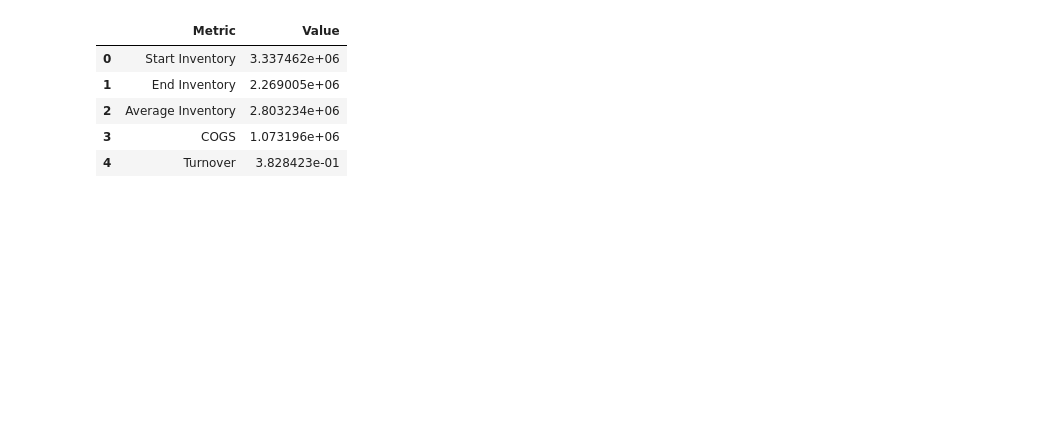
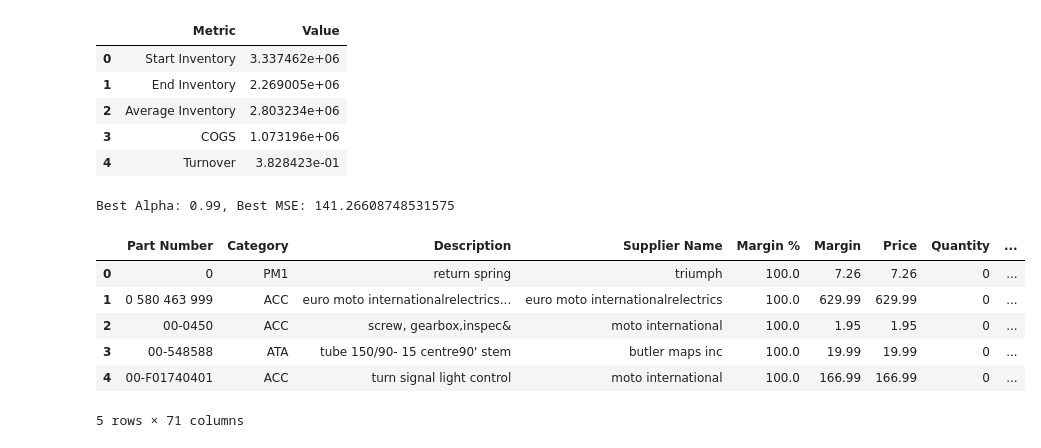
Before and after one commit to skyler22wilson/final_project, a Jupyter notebook: notebooks/data_cleaning.ipynb, the cells around one changed output. Saved outputs shown, nothing was run; the diff lists cells and outputs as text; code cells hidden in the pictures; blank space fills up the shorter version.

```diff
--- a/notebooks/data_cleaning.ipynb
+++ b/notebooks/data_cleaning.ipynb
@@ -371,14 +332,23 @@ def create_part_dataframe(dataframe, part_numbers=None):
     part_data = dataframe[dataframe['Part Number'].isin(part_numbers)].copy()
 
     part_data['COGS'] = part_data['Cost Per Unit'] * part_data['Sales - This Year']
+
     part_data['Ending Inventory'] = part_data['Price'] * part_data['Quantity'].abs()
+
+    part_data['Starting Inventory'] = np.where((part_data['Quantity Received YTD'] <= part_data['Quantity Ordered YTD']).any(),
+                                                (part_data['Ending Inventory'] - part_data['Quantity Received YTD']) + part_data['COGS'],
+                                                (part_data['Ending Inventory'] - part_data['Quantity Ordered YTD']) + part_data['COGS'])
+
     part_data['Starting Inventory'] = (part_data['Ending Inventory'] - part_data['Quantity Ordered YTD']) + part_data['COGS']
     part_data['Average Inventory'] = (part_data['Starting Inventory'] + part_data['Ending Inventory']) / 2
+
     part_data['Turnover'] = np.where((part_data['COGS'] == 0) & (part_data['Quantity'] != 0),
                                     part_data['Sales - This Year'],
                                     part_data['COGS'] / part_data['Average Inventory'])
+
     part_data['Turnover'] = part_data.loc[part_data['COGS'] >= 0, 'Turnover'] = (part_data['COGS'] / part_data['Average Inventory'])
     part_data.loc[part_data['Average Inventory'] == 0, 'Turnover'] = 0
+
 
 
     result_df = part_data.groupby(dataframe.columns.tolist()).agg({
@@ -439,0 +408,50 @@ parts_data_funct = pd.read_csv('/Users/skylerwilson/Desktop/Lighthouse_Labs/Proj
+# %%
+from statsmodels.tsa.holtwinters import ExponentialSmoothing
+from sklearn.metrics import mean_squared_error
+from sklearn.model_selection import train_test_split
+
+time_period = ['Sales - Jan', 'Sales - Feb',
+       'Sales - Mar', 'Sales - Apr', 'Sales - May', 'Sales - Jun',
+       'Sales - Jul', 'Sales - Aug', 'Sales - Sep', 'Sales - Oct',
+       'Sales - Nov', 'Sales - Dec', 'Sales - 1st Qtr', 'Sales - 2nd Qtr',
+       'Sales - 3rd Qtr', 'Sales - 4th Qtr', 'Sales - Last Year']
+
+def find_best_alpha(X, y):
+    X_train, X_test, y_train, y_test = train_test_split(X, y, test_size=0.2, random_state=42)
+
+    alpha_values = np.linspace(0.01, 0.99, num=20)
+
+    best_alpha = None
+    best_mse = float('inf')
+
+    for alpha in alpha_values:
+        model = ExponentialSmoothing(y_train, seasonal='add', seasonal_periods=12, trend='add')
+        fit_model = model.fit(smoothing_level=alpha)
+        forecast = fit_model.forecast(steps=len(X_test))
+
+        mse = mean_squared_error(y_test, forecast)
+        if mse < best_mse:
+            best_mse = mse
+            best_alpha = alpha
+
+    return best_alpha, best_mse
+
+# Replace 'time_period' with the actual column name for your X data
+time_period = 'Sales - Last Year'  # Change this to your desired column
+X = parts_data[time_period]
+y = parts_data['Sales - This Year']
+
+best_alpha, best_mse = find_best_alpha(X, y)
+print(f"Best Alpha: {best_alpha}, Best MSE: {best_mse}")
+# %% [output]
+Best Alpha: 0.99, Best MSE: 141.26608748531575
+# %%
+complete_parts_data.head()
+# %% [output]
+|  | Part Number | Category | Description | Supplier Name | Margin % | Margin | Price | Quantity | ... |
+| 0 | 0 | PM1 | return spring | triumph | 100.0 | 7.26 | 7.26 | 0 | ... |
+| 1 | 0 580 463 999 | ACC | euro moto internationalrelectrics... | euro moto internationalrelectrics | 100.0 | 629.99 | 629.99 | 0 | ... |
+| 2 | 00-0450 | ACC | screw, gearbox,inspec& | moto international | 100.0 | 1.95 | 1.95 | 0 | ... |
+| 3 | 00-548588 | ATA | tube 150/90- 15 centre90' stem | butler maps inc | 100.0 | 19.99 | 19.99 | 0 | ... |
+| 4 | 00-F01740401 | ACC | turn signal light control | moto international | 100.0 | 166.99 | 166.99 | 0 | ... |
+5 rows × 71 columns
```
Also changed, not shown: parts of 12 cells of this notebook, 15 other files.
